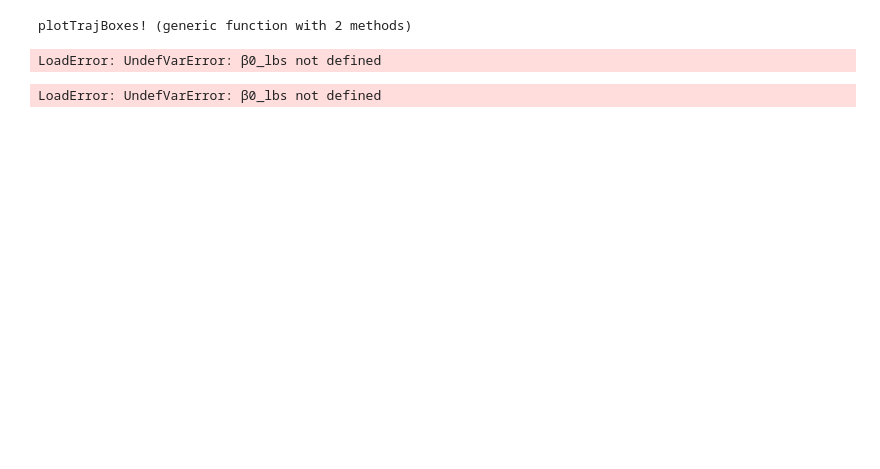
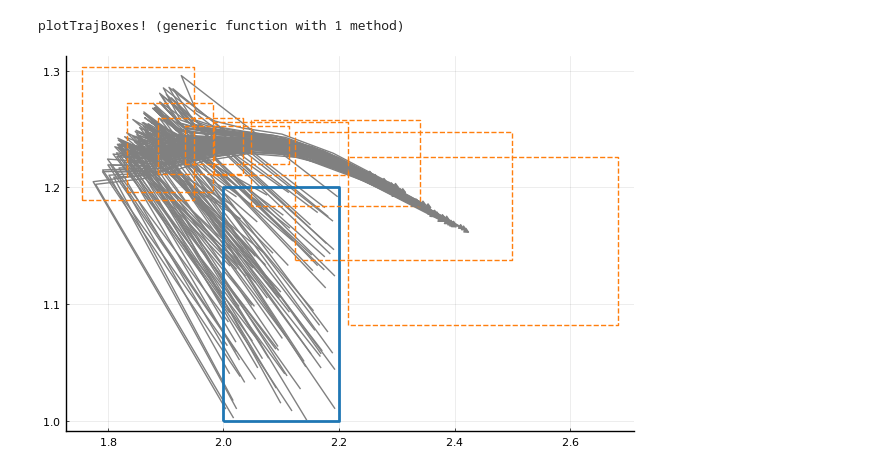
Before and after one commit to AntonXue/nn-sdp, a Jupyter notebook: notebooks/cartpole-reach.ipynb, the cells around one changed output. Saved outputs shown, nothing was run; the diff lists cells and outputs as text; code cells hidden in the pictures; blank space fills up the shorter version.

Commit message:
cartpole-scale experiment scripts

```diff
--- a/notebooks/cartpole-reach.ipynb
+++ b/notebooks/cartpole-reach.ipynb
@@ -11,3 +11,8 @@ load done: 16.176
 # %%
-DUMP_DIR = joinpath(@__DIR__, "..", "dump", "cartpole-reach-outqc")
+DUMP_DIR = joinpath(@__DIR__, "..", "dump", "cartpole-reach")
+# DUMP_DIR = joinpath(@__DIR__, "..", "dump", "cartpole-reach-outqc")
+# DUMP_DIR = joinpath(@__DIR__, "..", "dump", "cartpole-reach-origin-bug")
+
+colors = palette(:tab10)
+ts = 1:8
 # %% [output]
@@ -145,19 +146,19 @@ function plotBox2D!(plt, xmin, xmax; kwargs...)
     return plt
 end
 
-function plotTrajBoxes!(plt, β, mode=:x1x2; kwargs...)
-    if β == 0; lbs, ubs = β0_lbs, β0_ubs
-    elseif β == 1; lbs, ubs = β1_lbs, β1_ubs
-    elseif β == 2; lbs, ubs = β2_lbs, β2_ubs
-    elseif β == 3; lbs, ubs = β3_lbs, β3_ubs
-    elseif β == 4; lbs, ubs = β4_lbs, β4_ubs
+function OldplotTrajBoxes!(plt, β, mode=:x1x2; kwargs...)
+    if β == 0; lbs, ubs = β0mins, β0maxs
+    elseif β == 1; lbs, ubs = β1mins, β1maxs
+    elseif β == 2; lbs, ubs = β2mins, β2maxs
+    elseif β == 3; lbs, ubs = β3mins, β3maxs
+    elseif β == 4; lbs, ubs = β4mins, β4maxs
     else error("unsupported β: $(β)")
     end
 
     @assert length(lbs) == length(ubs)
 
-    if mode == :x1x2; min_maxes = [(lbs[t][1:2], ubs[t][1:2]) for t in 1:8]
-    elseif mode == :x3x4; min_maxes = [(lbs[t][3:4], ubs[t][3:4]) for t in 1:8]
+    if mode == :x1x2; min_maxes = [(lbs[t][1:2], ubs[t][1:2]) for t in ts]
+    elseif mode == :x3x4; min_maxes = [(lbs[t][3:4], ubs[t][3:4]) for t in ts]
     else error("unsupported mode: $(mode)")
     end
 
@@ -172,29 +173,44 @@ function plotTrajBoxes!(plt, β, mode=:x1x2; kwargs...)
     end
     return my_plt
 end
+
+
+function plotTrajBoxes!(plt, β, dx, dy; kwargs...)
+    if β == 0; lbs, ubs = β0mins, β0maxs
+    elseif β == 1; lbs, ubs = β1mins, β1maxs
+    elseif β == 2; lbs, ubs = β2mins, β2maxs
+    elseif β == 3; lbs, ubs = β3mins, β3maxs
+    elseif β == 4; lbs, ubs = β4mins, β4maxs
+    else error("unsupported β: $(β)")
+    end
+
+    @assert length(lbs) == length(ubs)
+
+    min_maxs = [(lbs[t][[dx; dy]], ubs[t][[dx;dy]]) for t in ts]
+
+    # Initial conditions
+    plotBox2D!(plt, x1min[[dx;dy]], x1max[[dx;dy]]; color=colors[1], linestyle=:solid, linewidth=2, kwargs...)
+    for (xmin, xmax) in min_maxs; plt = plotBox2D!(plt, xmin, xmax; color=colors[2], linestyle=:dash, kwargs...) end
+    return plt
+end
 # %% [output]
-plotTrajBoxes! (generic function with 2 methods)
+plotTrajBoxes! (generic function with 1 method)
 # %%
 # trajs = randomCartpoleTrajs(x1min, x1max, 8)
 trajs = randomNeuralCartpoleTrajs(x1min, x1max, 8)
 ;
-# %%
-plt = plot()
-for n in 1:50
-   Utils.plotSeqPoints!(plt, [t[1:2] for t in trajs[n]], color=:gray)
-end
-plt = plot!(plt, legend=false)
-plotTrajBoxes!(plt, 0, :x1x2, color=:red)
-plotTrajBoxes!(plt, 4, :x1x2, color=:blue)
-# %% [output]
-LoadError: UndefVarError: β0_lbs not defined
-# %%
-plt = plot()
-for n in 1:50
-   Utils.plotSeqPoints!(plt, [t[3:4] for t in trajs[n]], color=:gray)
-end
-plt = plot!(plt, legend=false)
-plotTrajBoxes!(plt, 0, :x3x4, color=:red)
-# plotTrajBoxes!(plt, 4, :x3x4, color=:blue)
-# %% [output]
-LoadError: UndefVarError: β0_lbs not defined
+# %%
+dx, dy = 1, 2
+plt = plot()
+for n in 1:100
+   Utils.plotSeqPoints!(plt, [t[[dx;dy]] for t in trajs[n]], color=:gray, arrow=true)
+end
+plt = plot!(plt, legend=false)
+plotTrajBoxes!(plt, 0, dx, dy,
+#     color=:red,
+#     linestyle=:dot,
+#     xlim=(1.5,3.0),
+#     ylim=(-1.5,0.4)
+)
+# %% [output]
+[figure, added]
```
Also changed, not shown: parts of 6 cells of this notebook, 2 other files.
